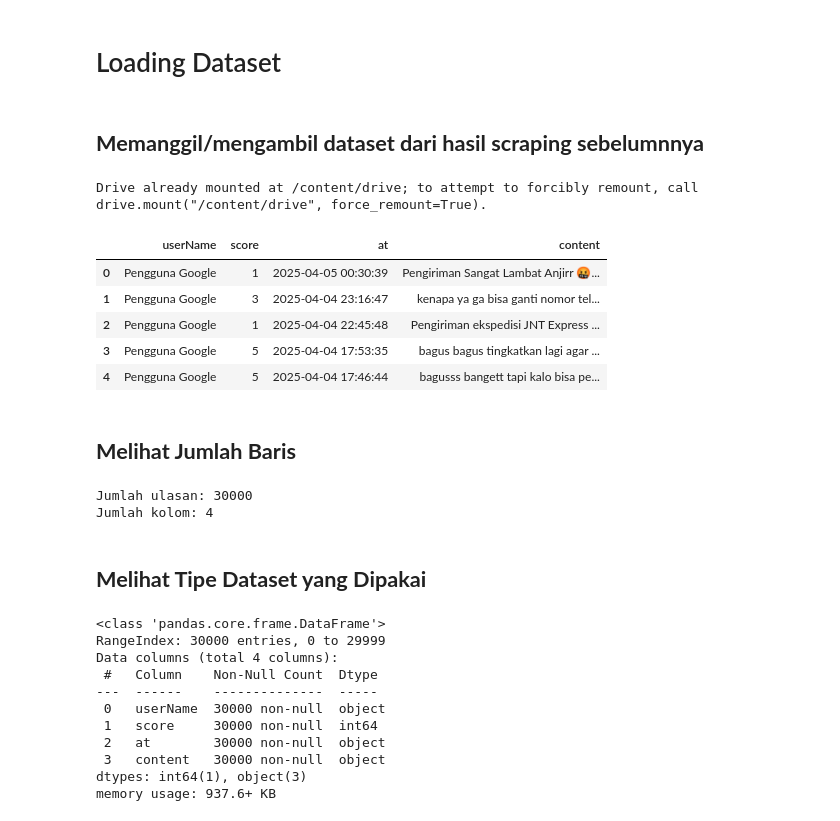
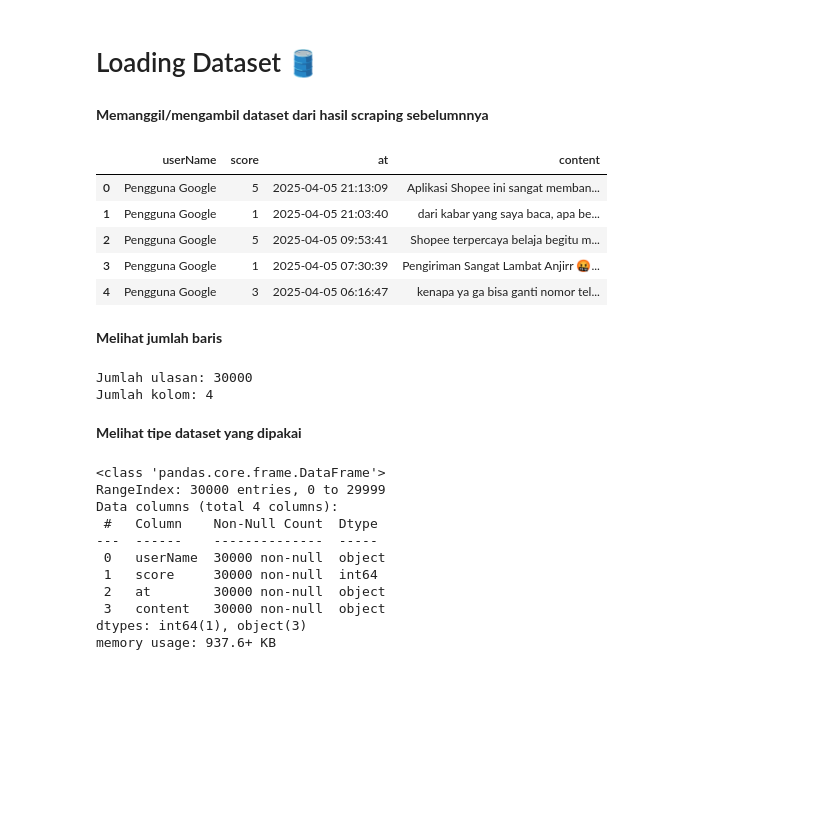
Before and after one commit to yoshioakio/Shopee-Review, a Jupyter notebook: training.ipynb, the cells around one changed output. Cells and saved outputs as stored; diff of their text form; code cells hidden in the pictures; blank space fills up the shorter version.

```diff
--- a/training.ipynb
+++ b/training.ipynb
@@ -63,24 +50,25 @@ from sklearn.metrics import accuracy_score, precision_score
 [nltk_data]   Package punkt_tab is already up-to-date!
 # %% [markdown]
-# Loading Dataset
+# Loading Dataset 🛢️
 # %% [markdown]
-## **Memanggil/mengambil dataset dari hasil scraping sebelumnnya**
+**Memanggil/mengambil dataset dari hasil scraping sebelumnnya**
 # %%
-drive.mount('/content/drive')
+# drive.mount('/content/drive')
-# %% [output]
-Drive already mounted at /content/drive; to attempt to forcibly remount, call drive.mount("/content/drive", force_remount=True).
 # %%
-shopee_reviews_df = pd.read_csv("/content/drive/MyDrive/dataset/Dicoding/shopee_reviews.csv")
-shopee_reviews_df.head()
+# shopee_reviews_df = pd.read_csv("/content/drive/MyDrive/dataset/Dicoding/shopee_reviews.csv")
+# shopee_reviews_df.head()
-# %% [output]
-|  | userName | score | at | content |
-| 0 | Pengguna Google | 1 | 2025-04-05 00:30:39 | Pengiriman Sangat Lambat Anjirr 🤬... |
-| 1 | Pengguna Google | 3 | 2025-04-04 23:16:47 | kenapa ya ga bisa ganti nomor tel... |
-| 2 | Pengguna Google | 1 | 2025-04-04 22:45:48 | Pengiriman ekspedisi JNT Express ... |
-| 3 | Pengguna Google | 5 | 2025-04-04 17:53:35 | bagus bagus tingkatkan lagi agar ... |
-| 4 | Pengguna Google | 5 | 2025-04-04 17:46:44 | bagusss bangett tapi kalo bisa pe... |
+# %%
+shopee_reviews_df = pd.read_csv("datascraping/shopee_reviews.csv")
+shopee_reviews_df.head()
+# %% [output]
+|  | userName | score | at | content |
+| 0 | Pengguna Google | 5 | 2025-04-05 21:13:09 | Aplikasi Shopee ini sangat memban... |
+| 1 | Pengguna Google | 1 | 2025-04-05 21:03:40 | dari kabar yang saya baca, apa be... |
+| 2 | Pengguna Google | 5 | 2025-04-05 09:53:41 | Shopee terpercaya belaja begitu m... |
+| 3 | Pengguna Google | 1 | 2025-04-05 07:30:39 | Pengiriman Sangat Lambat Anjirr 🤬... |
+| 4 | Pengguna Google | 3 | 2025-04-05 06:16:47 | kenapa ya ga bisa ganti nomor tel... |
 # %% [markdown]
-## **Melihat Jumlah Baris**
+**Melihat jumlah baris**
 # %%
 jumlah_ulasan, jumlah_kolom = shopee_reviews_df.shape
 print(f"Jumlah ulasan: {jumlah_ulasan}")
@@ -89,7 +77,7 @@ print(f"Jumlah kolom: {jumlah_kolom}")
 Jumlah ulasan: 30000
 Jumlah kolom: 4
 # %% [markdown]
-## **Melihat Tipe Dataset yang Dipakai**
+**Melihat tipe dataset yang dipakai**
 # %%
 shopee_reviews_df.info()
 # %% [output]
```
Also changed, not shown: parts of 30 cells of this notebook, 3 other files.
